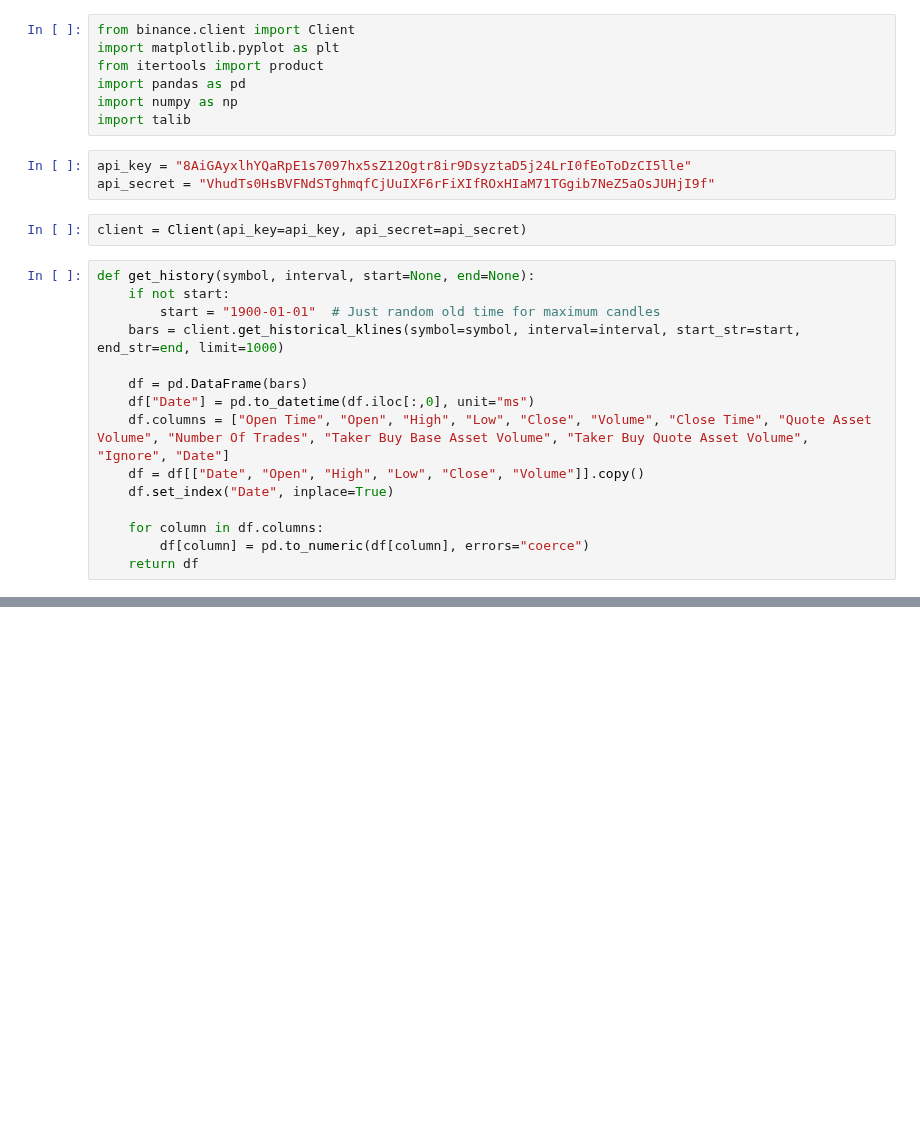
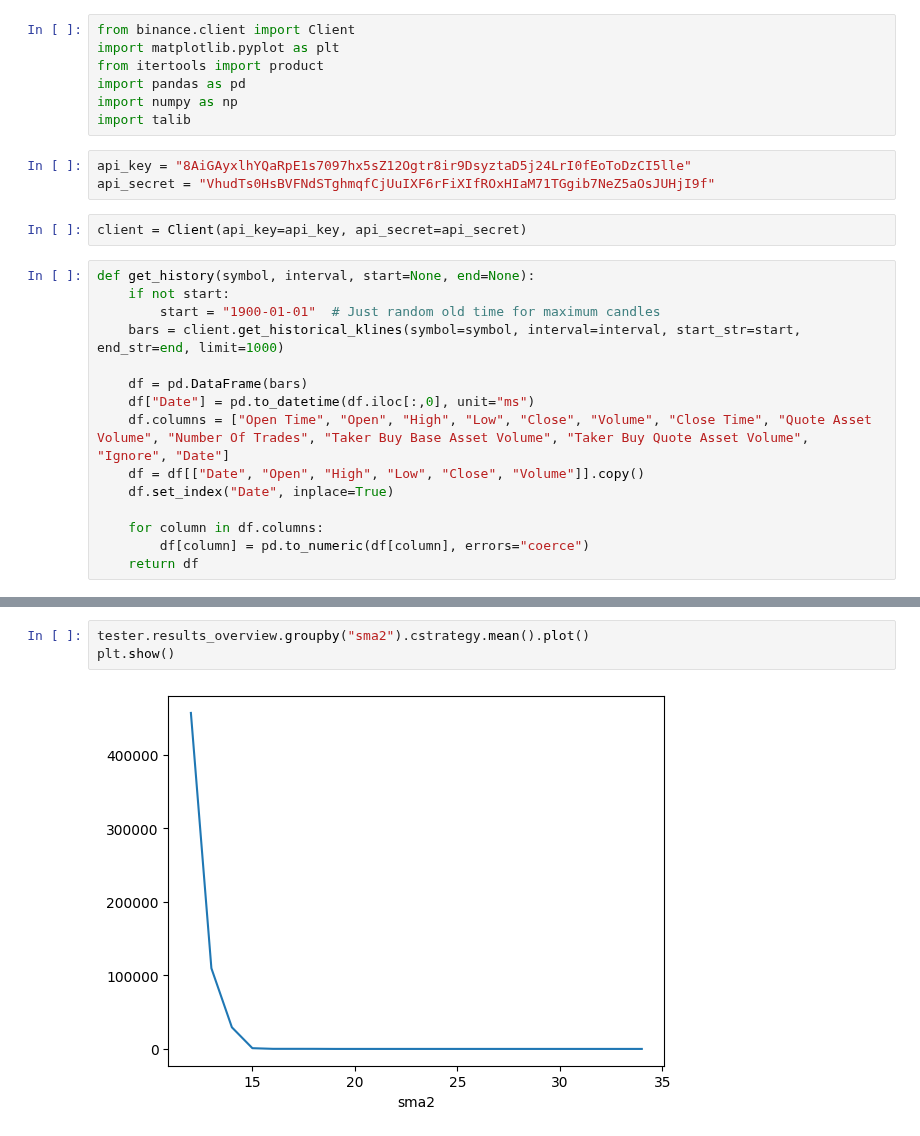
Before and after one commit to Idanq1/Stocks-Strategies, a Jupyter notebook: Algo Course/P2/sma crossover 2.ipynb, the cells around one changed output, grey strips where cells are left out. Saved outputs shown, nothing was run; the diff lists cells and outputs as text; blank space fills up the shorter version.

```diff
--- a/Algo Course/P2/sma crossover 2.ipynb
+++ b/Algo Course/P2/sma crossover 2.ipynb
@@ -133,0 +147,5 @@ dtype: float64
+# %%
+tester.results_overview.groupby("sma2").cstrategy.mean().plot()
+plt.show()
+# %% [output]
+[figure, added]
```
Also changed, not shown: parts of 11 cells of this notebook, 3 other files.
